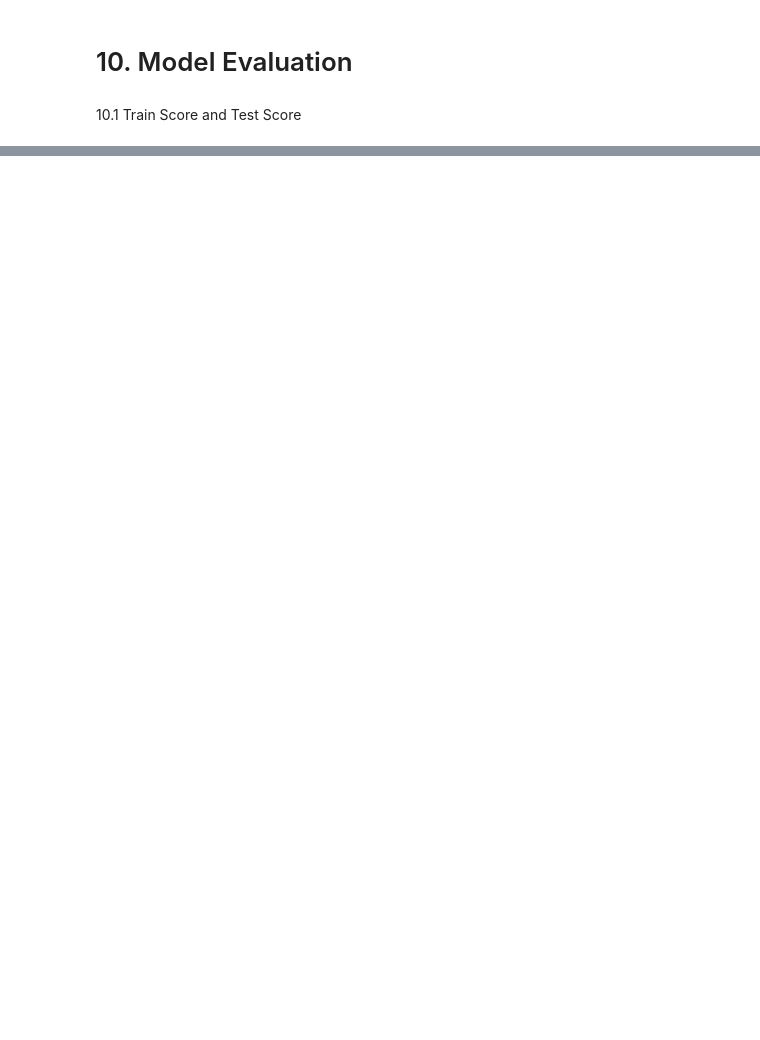
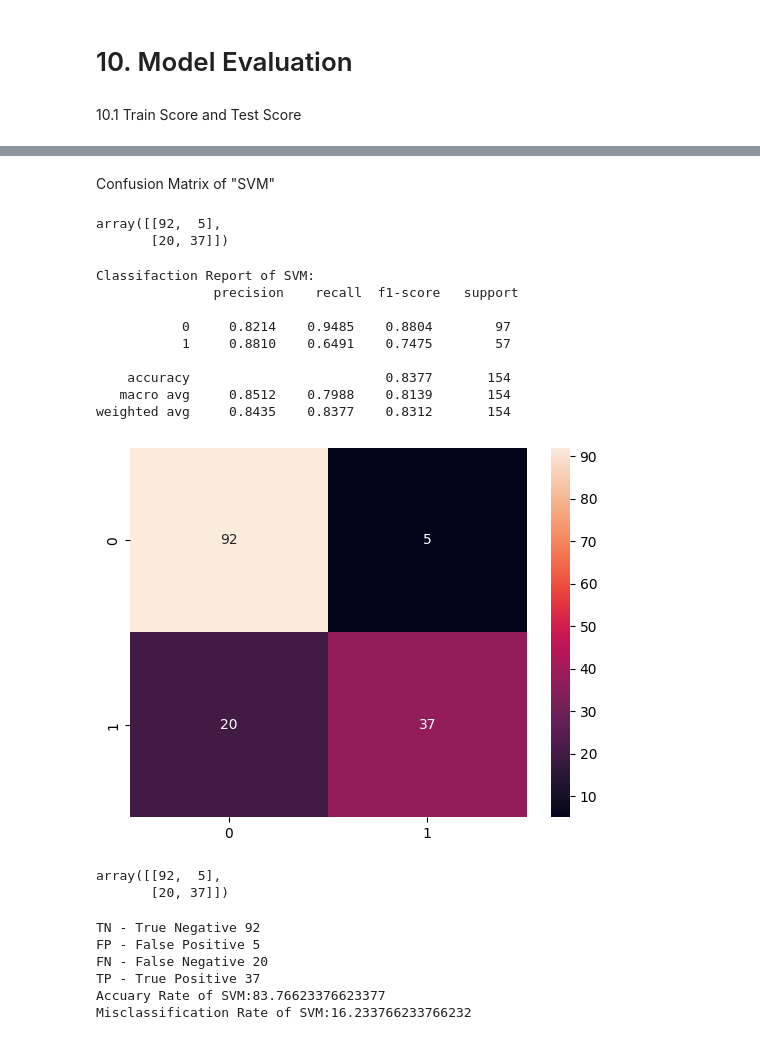
Before and after one commit to Aditsaakmal/akmal, a Jupyter notebook: akmal.ipynb, the cells around one changed output, grey strips where cells are left out. Cells and saved outputs as stored; diff of their text form; code cells hidden in the pictures; blank space fills up the shorter version.

```diff
--- a/akmal.ipynb
+++ b/akmal.ipynb
@@ -183,0 +272,32 @@ NameError: name 'sv' is not defined
+# %% [markdown]
+Confusion Matrix of "SVM"
+# %%
+from sklearn.metrics import classification_report, confusion_matrix
+# Confusion matrix of logistic regression
+cm=confusion_matrix(y_test, sv_pred)
+cm
+# %% [output]
+array([[92,  5],
+       [20, 37]])
+# %%
+sns.heatmap(confusion_matrix(y_test, sv_pred),annot=True,fmt='d')
+print ('Classifaction Report of SVM: \n', classification_report(y_test, sv_pred, digits=4))
+# %% [output]
+Classifaction Report of SVM:
+               precision    recall  f1-score   support
+
+           0     0.8214    0.9485    0.8804        97
+           1     0.8810    0.6491    0.7475        57
+
+    accuracy                         0.8377       154
+   macro avg     0.8512    0.7988    0.8139       154
+weighted avg     0.8435    0.8377    0.8312       154
+[figure, added]
+# %%
+#Making the confusion matrix of SVM
+from sklearn.metrics import classification_report, confusion_matrix
+cm = confusion_matrix(y_test, sv_pred)
+cm
+# %% [output]
+array([[92,  5],
+       [20, 37]])
@@ -183,0 +309,14 @@ NameError: name 'sv' is not defined
+# %%
+print('TN - True Negative {}'. format(cm[0,0]))
+print('FP - False Positive {}'. format(cm[0,1]))
+print('FN - False Negative {}'. format(cm[1,0]))
+print('TP - True Positive {}'. format(cm[1,1]))
+print('Accuary Rate of SVM:{}'. format(np.divide(np.sum([cm[0,0], cm[1,1]]), np.sum(cm))*100))
+print('Misclassification Rate of SVM:{}'. format(np.divide(np.sum([cm[0,1], cm[1,0]]), np.sum(cm))*100))
+# %% [output]
+TN - True Negative 92
+FP - False Positive 5
+FN - False Negative 20
+TP - True Positive 37
+Accuary Rate of SVM:83.76623376623377
+Misclassification Rate of SVM:16.233766233766232
```
Also changed, not shown: parts of 43 cells of this notebook.
